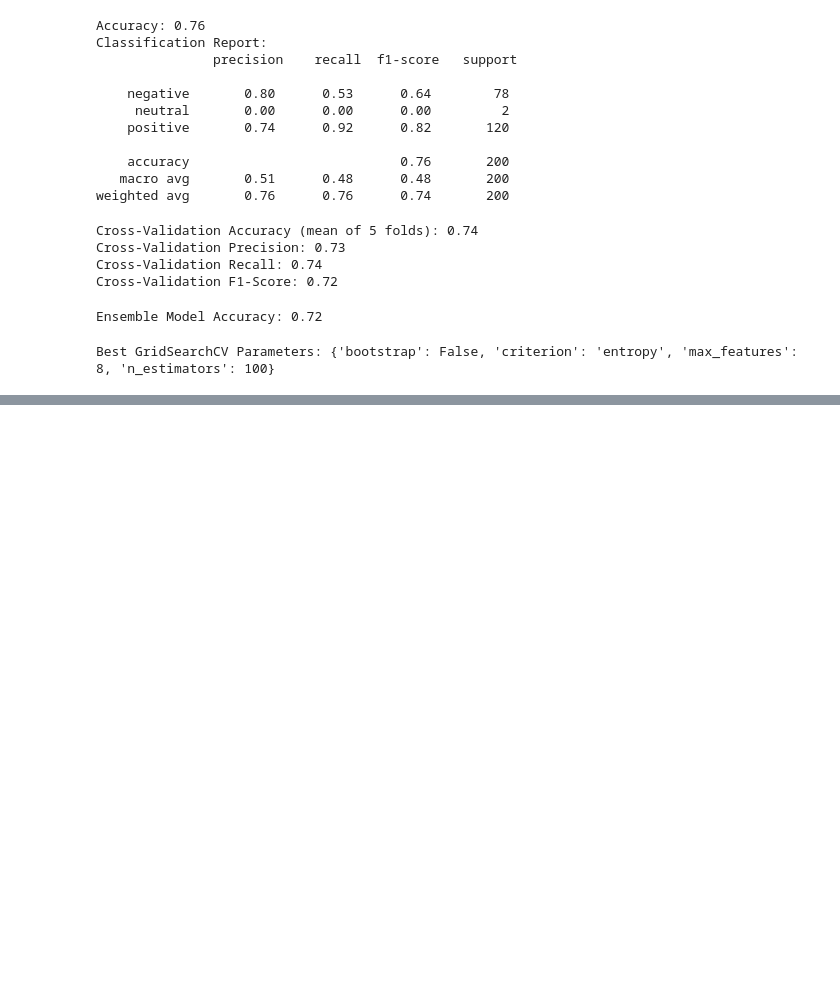
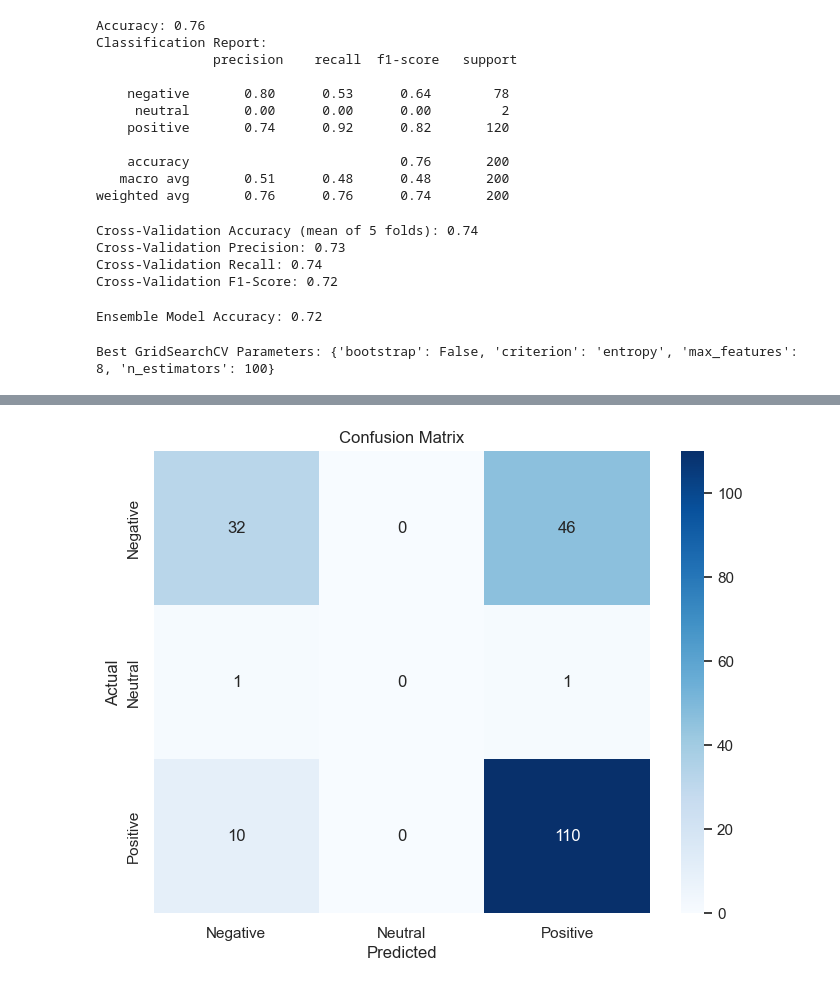
Before and after one commit to dixon400/British_Airways_Sentiment_Analysis, a Jupyter notebook: British Airways Sentiment Analysis.ipynb, the cells around one changed output, grey strips where cells are left out. Cells and saved outputs as stored; diff of their text form; code cells hidden in the pictures; blank space fills up the shorter version.

```diff
--- a/British Airways Sentiment Analysis.ipynb
+++ b/British Airways Sentiment Analysis.ipynb
@@ -506,0 +509,12 @@ print(f"Best RandomizedSearchCV Parameters: {random_search.best_params_}")
+# %%
+best_params = grid_search.best_params_
+
+best_rf_model = RandomForestClassifier(
+    n_estimators=best_params['n_estimators'],
+    max_features=best_params['max_features'],
+    bootstrap=best_params['bootstrap'],
+    criterion=best_params['criterion'],
+    random_state=42
+)
+# %%
+best_rf_model.fit(X_train, y_train)
@@ -506,0 +524,2 @@ print(f"Best RandomizedSearchCV Parameters: {random_search.best_params_}")
+# %%
+y_pred = best_rf_model.predict(X_test)
@@ -506,0 +554,17 @@ print(f"Best RandomizedSearchCV Parameters: {random_search.best_params_}")
+# %%
+import matplotlib.pyplot as plt
+import seaborn as sns
+from sklearn.metrics import confusion_matrix
+
+#Calculate the confusion matrix
+conf_matrix = confusion_matrix(y_test, y_pred)
+
+#Plot the confusion matrix
+plt.figure(figsize=(8, 6))
+sns.heatmap(conf_matrix, annot=True, fmt='d', cmap='Blues', xticklabels=['Negative', 'Neutral', 'Positive'], yticklabels=['Negative', 'Neutral', 'Positive'])
+plt.xlabel('Predicted')
+plt.ylabel('Actual')
+plt.title('Confusion Matrix')
+plt.show()
+# %% [output]
+[figure, added]
```
Also changed, not shown: parts of 3 cells of this notebook.
